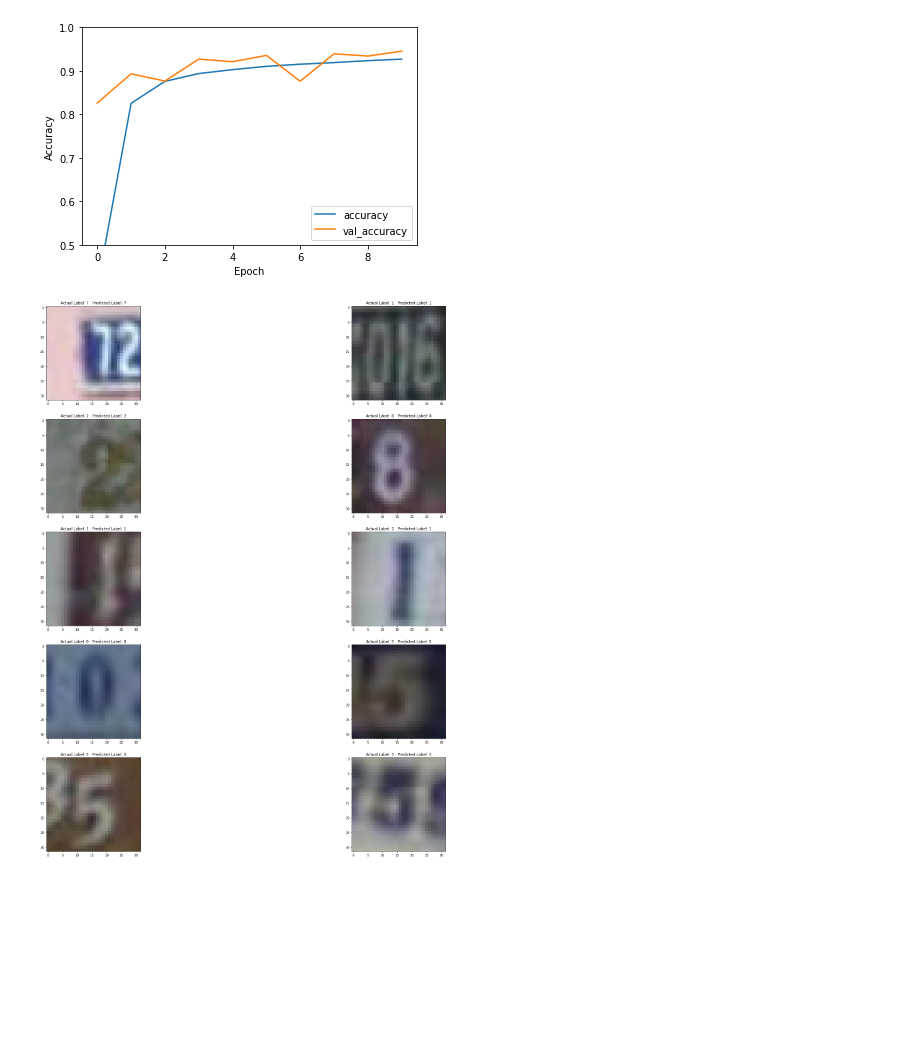
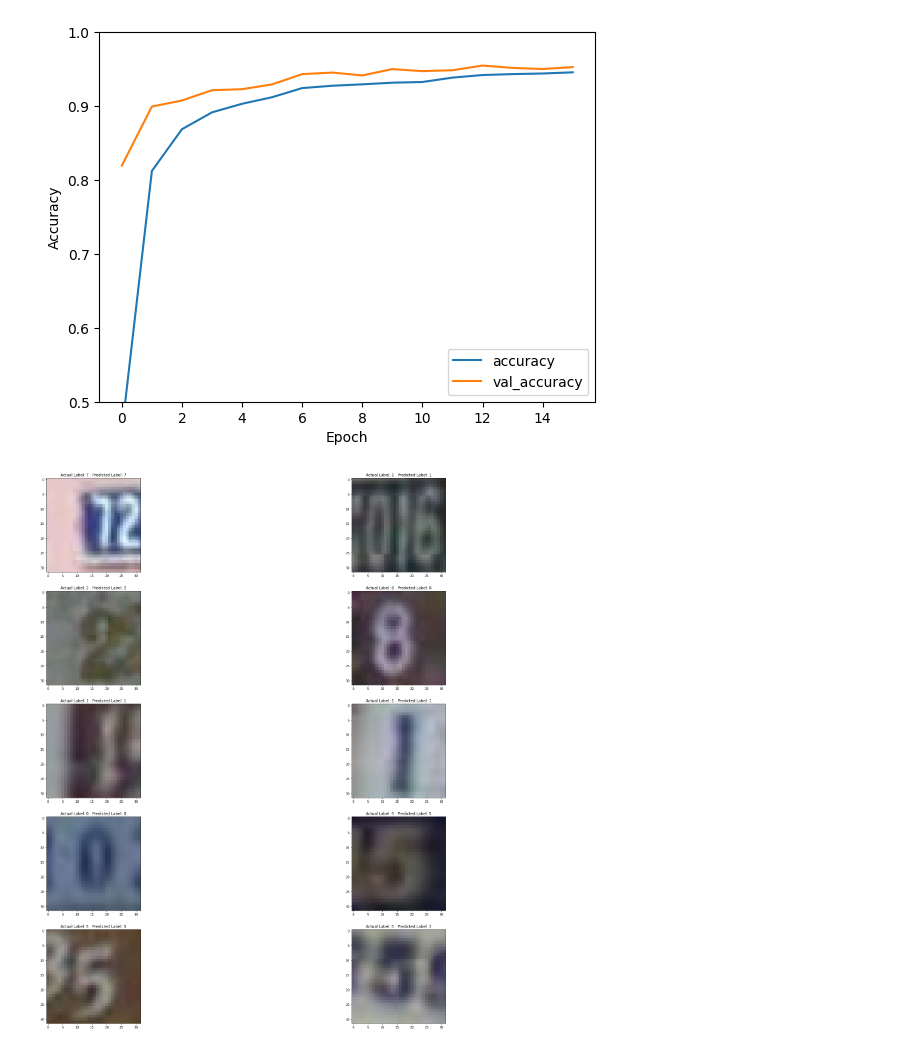
Before and after one commit to cememirsenyurt/StreetViewHouseNumbersRecognition, a Jupyter notebook: CNNTest.ipynb, the cells around one changed output. Saved outputs shown, nothing was run; the diff lists cells and outputs as text; code cells hidden in the pictures; blank space fills up the shorter version.

Commit message:
updated model

```diff
--- a/CNNTest.ipynb
+++ b/CNNTest.ipynb
@@ -38,9 +38,9 @@ model.add(layers.Conv2D(64, (3, 3), padding='same',activation='relu'))
 model.add(layers.MaxPooling2D((2, 2)))
 model.add(layers.Dropout(0.3))
 
-model.add(layers.Conv2D(128, (3, 3), padding='same', activation='relu'))
+model.add(layers.Conv2D(64, (3, 3), padding='same', activation='relu'))
 model.add(layers.BatchNormalization())
-model.add(layers.Conv2D(128, (3, 3), padding='same', activation='relu'))
+model.add(layers.Conv2D(64, (3, 3), padding='same', activation='relu'))
 model.add(layers.MaxPooling2D((2, 2)))
 model.add(layers.Dropout(0.3))
 
@@ -78,6 +78,7 @@ model.compile(optimizer='adam',
               loss=tf.keras.losses.SparseCategoricalCrossentropy(),
               metrics=['accuracy'])
 
-history = model.fit(X_tr, y_tr, epochs=10,
-                    validation_data=(X_te, y_te))
+history = model.fit(X_tr, y_tr, epochs=6, batch_size=128, validation_data=(X_te, y_te))
+history1 = model.fit(X_tr, y_tr, epochs=5, batch_size=256, validation_data=(X_te, y_te))
+history2 = model.fit(X_tr, y_tr, epochs=5, batch_size=512, validation_data=(X_te, y_te))
 # %% [output]
@@ -104,12 +102,14 @@ Epoch 10/10
 # %%
-# Evaluate model
-plt.plot(history.history['accuracy'], label='accuracy')
-plt.plot(history.history['val_accuracy'], label = 'val_accuracy')
+#Evaluate model
+plt.plot(history.history['accuracy']+history1.history['accuracy']+history2.history['accuracy'], label='accuracy')
+plt.plot(history.history['val_accuracy']+history1.history['val_accuracy']+history2.history['val_accuracy'], label = 'val_accuracy')
 plt.xlabel('Epoch')
 plt.ylabel('Accuracy')
 plt.ylim([0.5, 1])
 plt.legend(loc='lower right')
 
+#ax[1].plot(history1.history['accuracy'])
+#ax[2].plot(history2)
 test_loss, test_acc = model.evaluate(X_te,  y_te, verbose=2)
 print("Test accuracy: {}".format(test_acc))
 # %% [output]
@@ -118,4 +118,4 @@ Test accuracy: 0.9451444149017334
-[figure, old version]
+[figure, new version]
 # %%
 # Display 10 random testing images and their predicted and actual label
 y_te_pred = model.predict(X_te)
```
Also changed, not shown: parts of 3 cells of this notebook.
